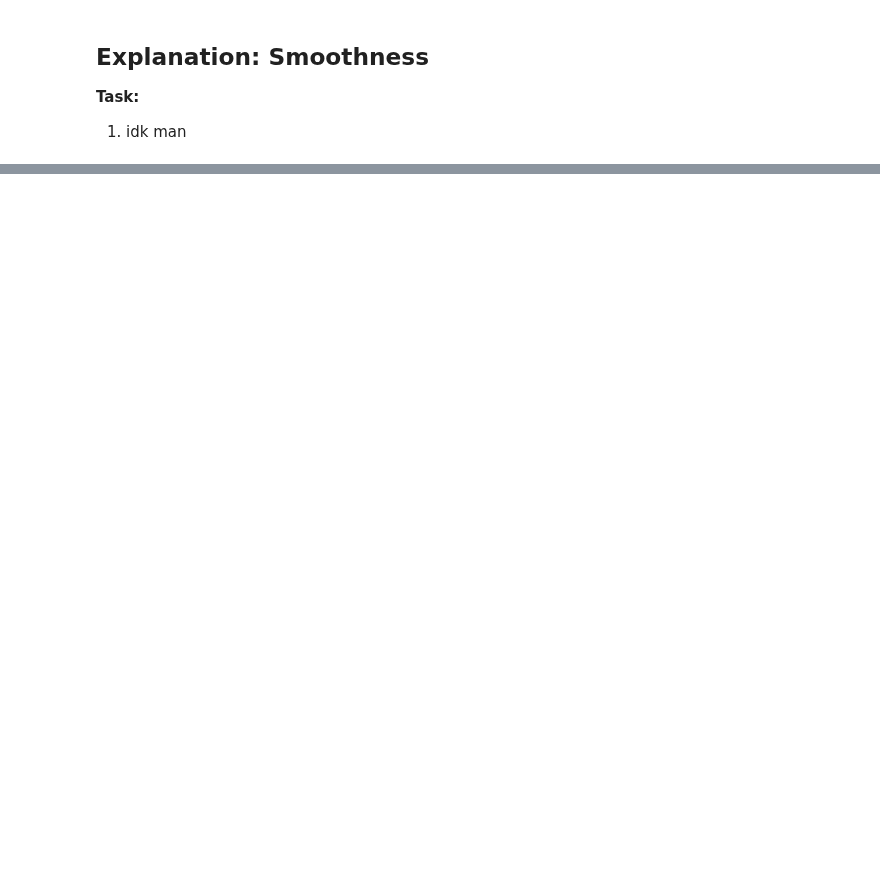
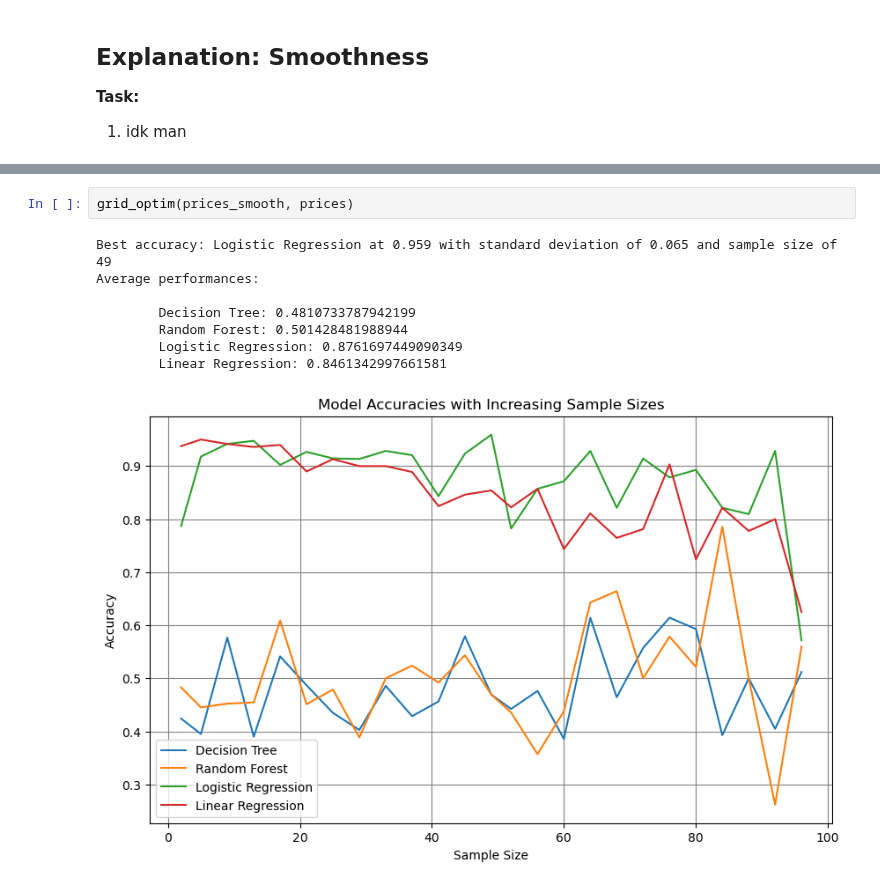
Before and after one commit to EvanA4/OCAI, a Jupyter notebook: myBook.ipynb, the cells around one changed output, grey strips where cells are left out. Drawn from its saved outputs; the diff is of its cells as text; blank space fills up the shorter version.

```diff
--- a/myBook.ipynb
+++ b/myBook.ipynb
@@ -234,0 +246,11 @@ Average performances:
+# %%
+grid_optim(prices_smooth, prices)
+# %% [output]
+Best accuracy: Logistic Regression at 0.959 with standard deviation of 0.065 and sample size of 49
+Average performances:
+
+        Decision Tree: 0.4810733787942199
+        Random Forest: 0.501428481988944
+        Logistic Regression: 0.8761697449090349
+        Linear Regression: 0.8461342997661581
+[figure, added]
```
Also changed, not shown: parts of 7 cells of this notebook.
